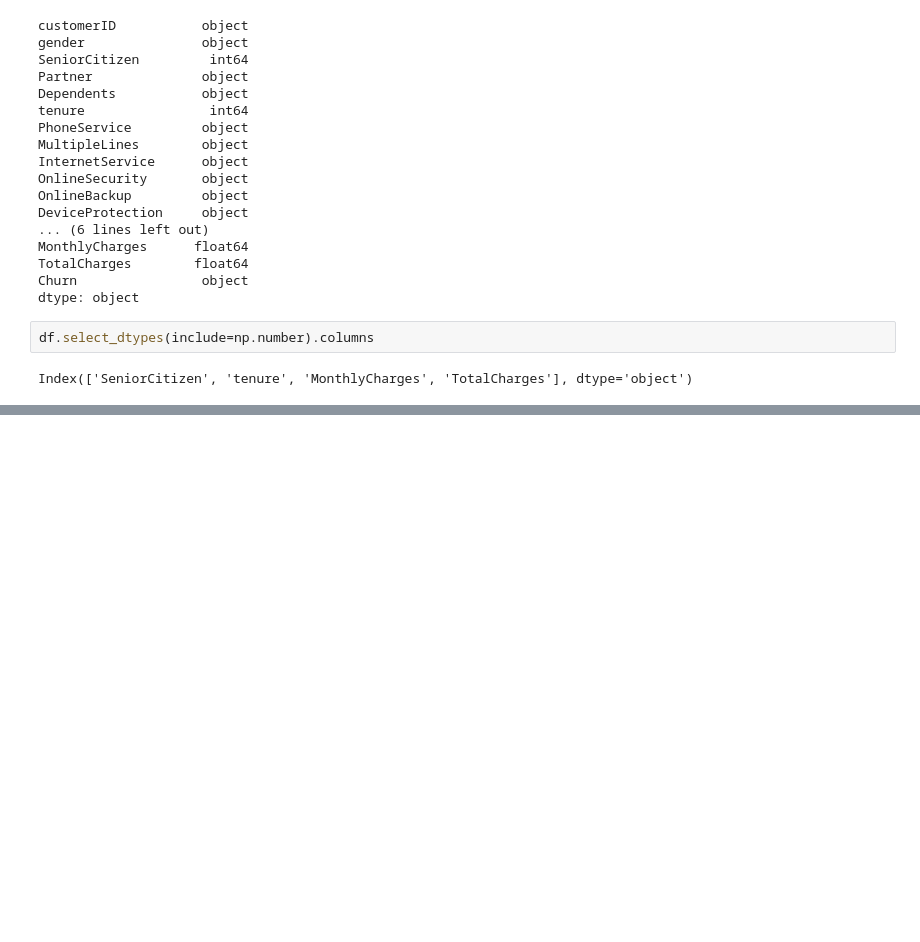
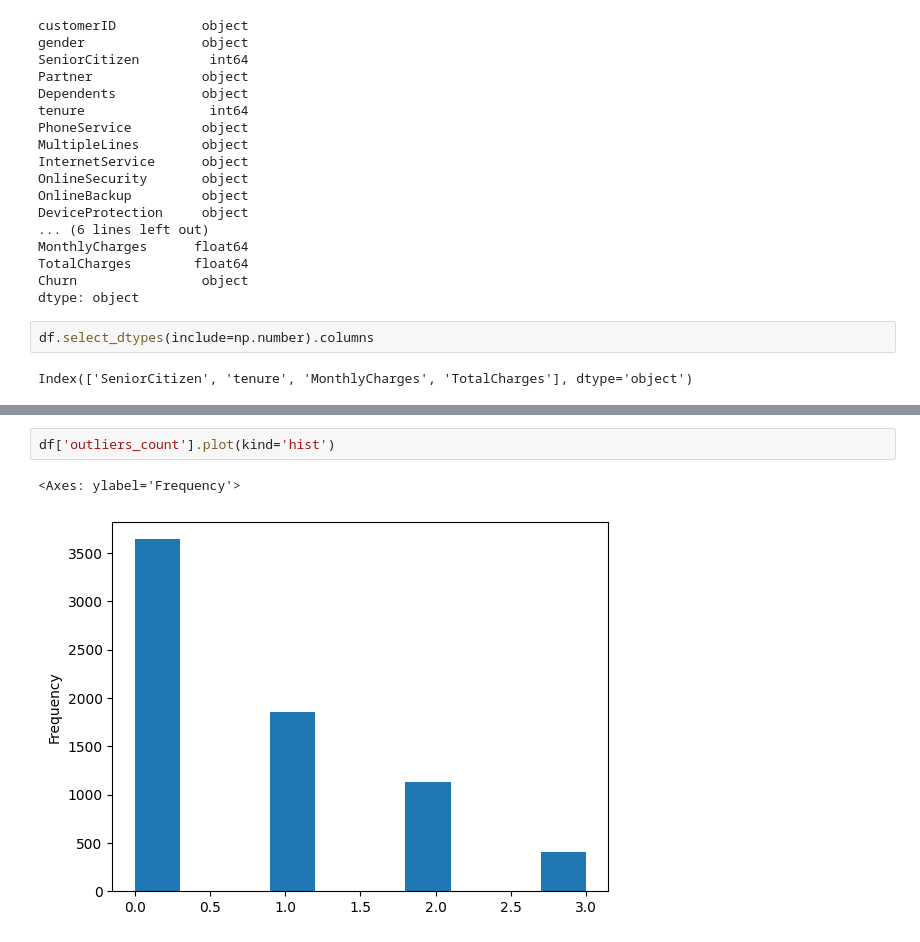
Before and after one commit to Familenko/data_cleaning_class, a Jupyter notebook: test.ipynb, the cells around one changed output, grey strips where cells are left out. Drawn from its saved outputs; the diff is of its cells as text; blank space fills up the shorter version.

```diff
--- a/test.ipynb
+++ b/test.ipynb
@@ -114,0 +237,5 @@ df[df['outliers_count'] == 3]
+# %%
+df['outliers_count'].plot(kind='hist')
+# %% [output]
+<Axes: ylabel='Frequency'>
+[figure, added]
```
Also changed, not shown: parts of 14 cells of this notebook, 1 other file.
